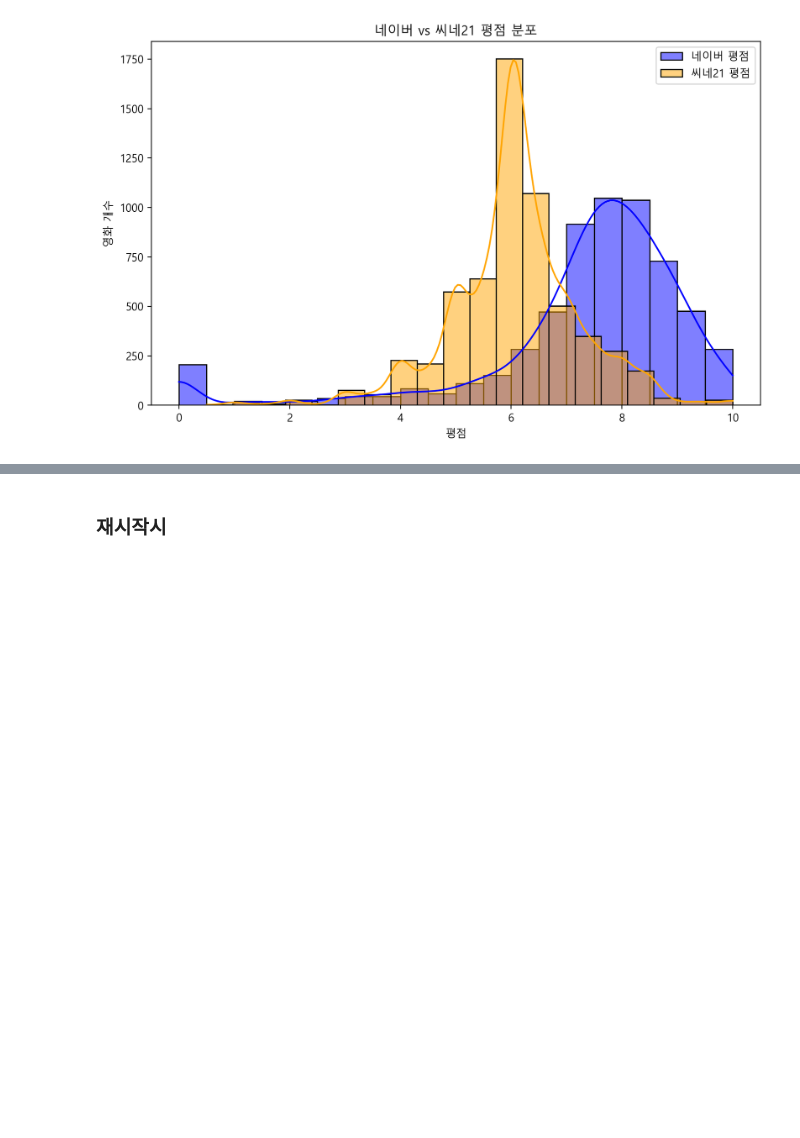
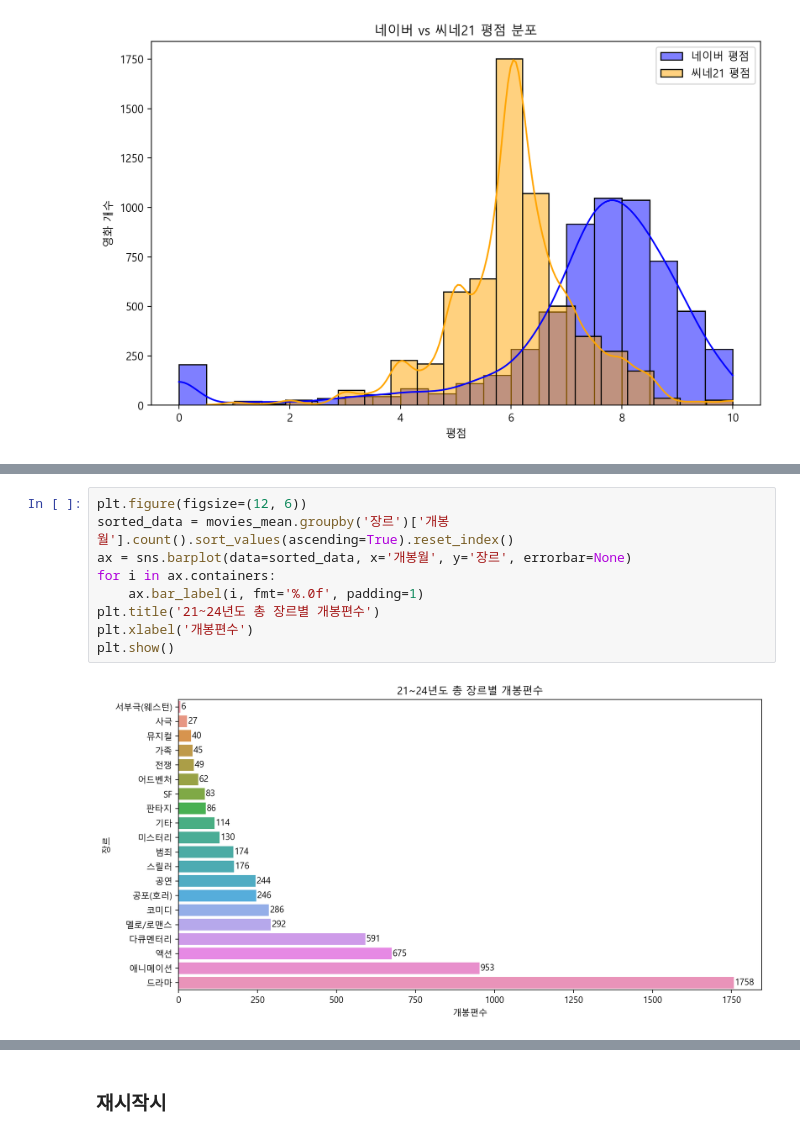
Before and after one commit to yeonhwa88/1stPersonalProject, a Jupyter notebook: movie_project.ipynb, the cells around one changed output, grey strips where cells are left out. Saved outputs shown, nothing was run; the diff lists cells and outputs as text; blank space fills up the shorter version.

```diff
--- a/movie_project.ipynb
+++ b/movie_project.ipynb
@@ -534,3 +538,14 @@ plt.show()
+# %%
+plt.figure(figsize=(12, 6))
+sorted_data = movies_mean.groupby('장르')['개봉월'].count().sort_values(ascending=True).reset_index()
+ax = sns.barplot(data=sorted_data, x='개봉월', y='장르', errorbar=None)
+for i in ax.containers:
+    ax.bar_label(i, fmt='%.0f', padding=1)
+plt.title('21~24년도 총 장르별 개봉편수')
+plt.xlabel('개봉편수')
+plt.show()
+# %% [output]
+[figure, added]
 # %%
 plt.figure(figsize=(12, 6))
 plt.rc('font', family='Malgun Gothic')
```
Also changed, not shown: parts of 17 cells of this notebook.
